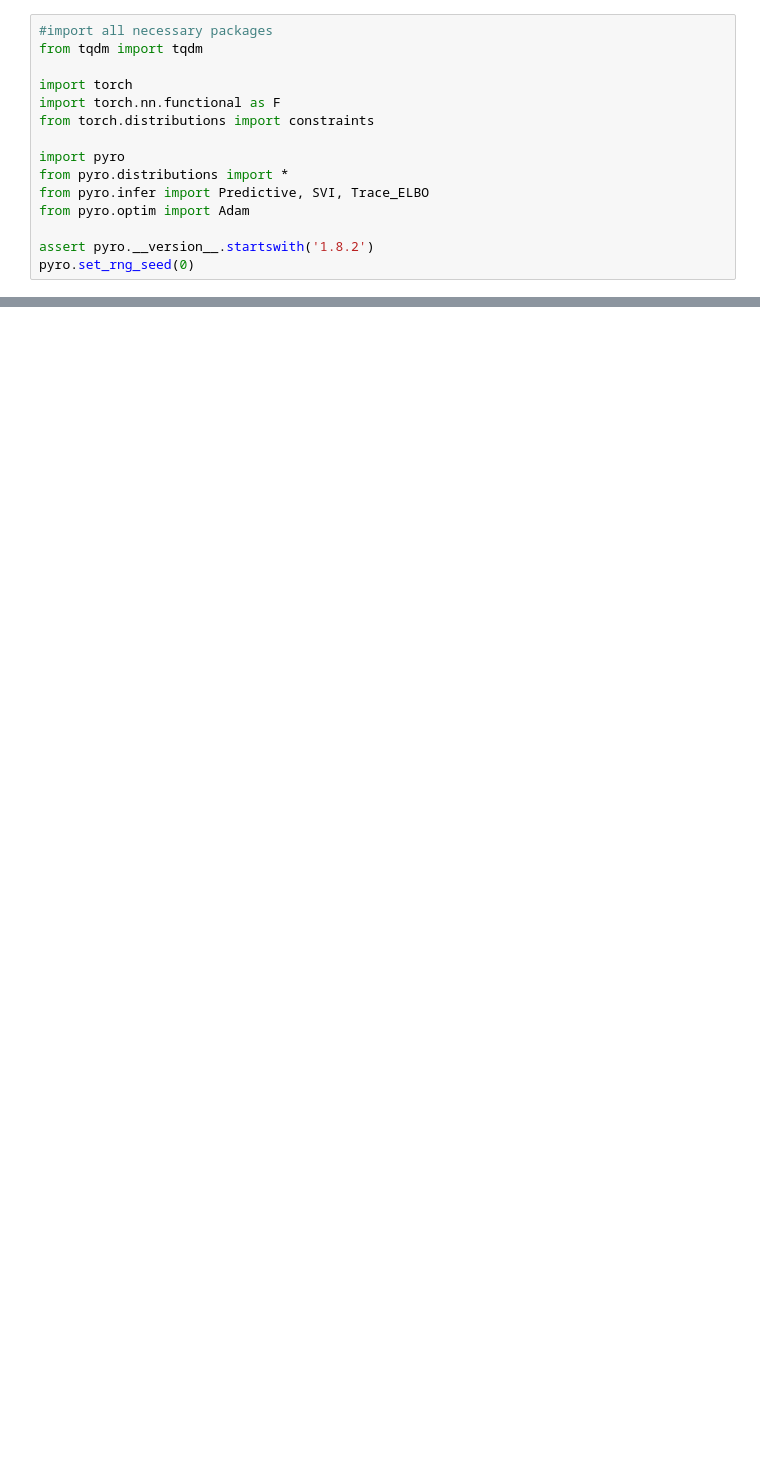
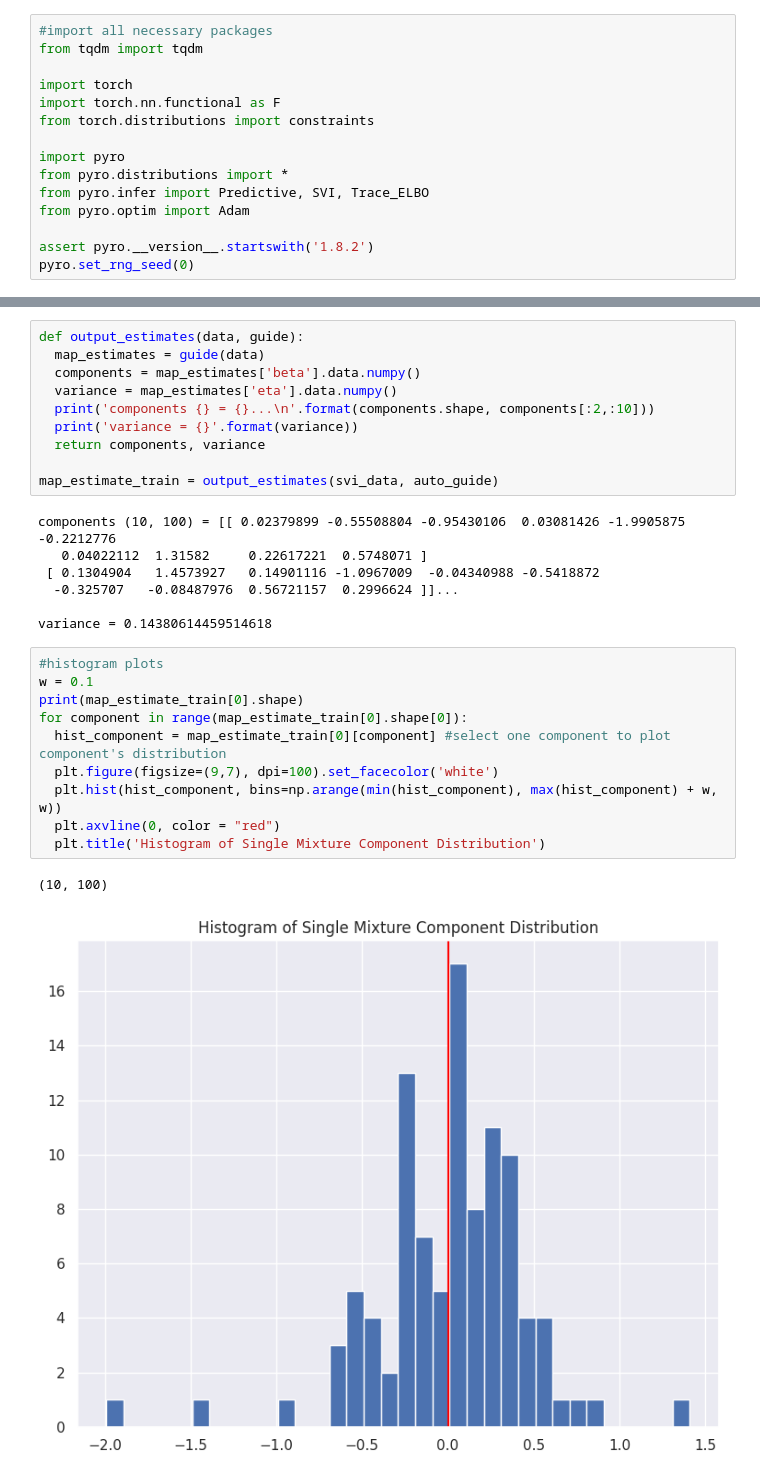
Before and after one commit to seichang00/ml-variational-inference-genomics, a Jupyter notebook: variational_bayes.ipynb, the cells around one changed output, grey strips where cells are left out. Cells and saved outputs as stored; diff of their text form; blank space fills up the shorter version.

```diff
--- a/variational_bayes.ipynb
+++ b/variational_bayes.ipynb
@@ -282,0 +274,30 @@ iteration 499
+# %%
+def output_estimates(data, guide):
+  map_estimates = guide(data)
+  components = map_estimates['beta'].data.numpy()
+  variance = map_estimates['eta'].data.numpy()
+  print('components {} = {}...\n'.format(components.shape, components[:2,:10]))
+  print('variance = {}'.format(variance))
+  return components, variance
+
+map_estimate_train = output_estimates(svi_data, auto_guide)
+# %% [output]
+components (10, 100) = [[ 0.02379899 -0.55508804 -0.95430106  0.03081426 -1.9905875  -0.2212776
+   0.04022112  1.31582     0.22617221  0.5748071 ]
+ [ 0.1304904   1.4573927   0.14901116 -1.0967009  -0.04340988 -0.5418872
+  -0.325707   -0.08487976  0.56721157  0.2996624 ]]...
+
+variance = 0.14380614459514618
+# %%
+#histogram plots
+w = 0.1
+print(map_estimate_train[0].shape)
+for component in range(map_estimate_train[0].shape[0]):
+  hist_component = map_estimate_train[0][component] #select one component to plot component's distribution
+  plt.figure(figsize=(9,7), dpi=100).set_facecolor('white')
+  plt.hist(hist_component, bins=np.arange(min(hist_component), max(hist_component) + w, w))
+  plt.axvline(0, color = "red")
+  plt.title('Histogram of Single Mixture Component Distribution')
+# %% [output]
+(10, 100)
+[figure, added]
```
Also changed, not shown: parts of 16 cells of this notebook, 6 other files.
